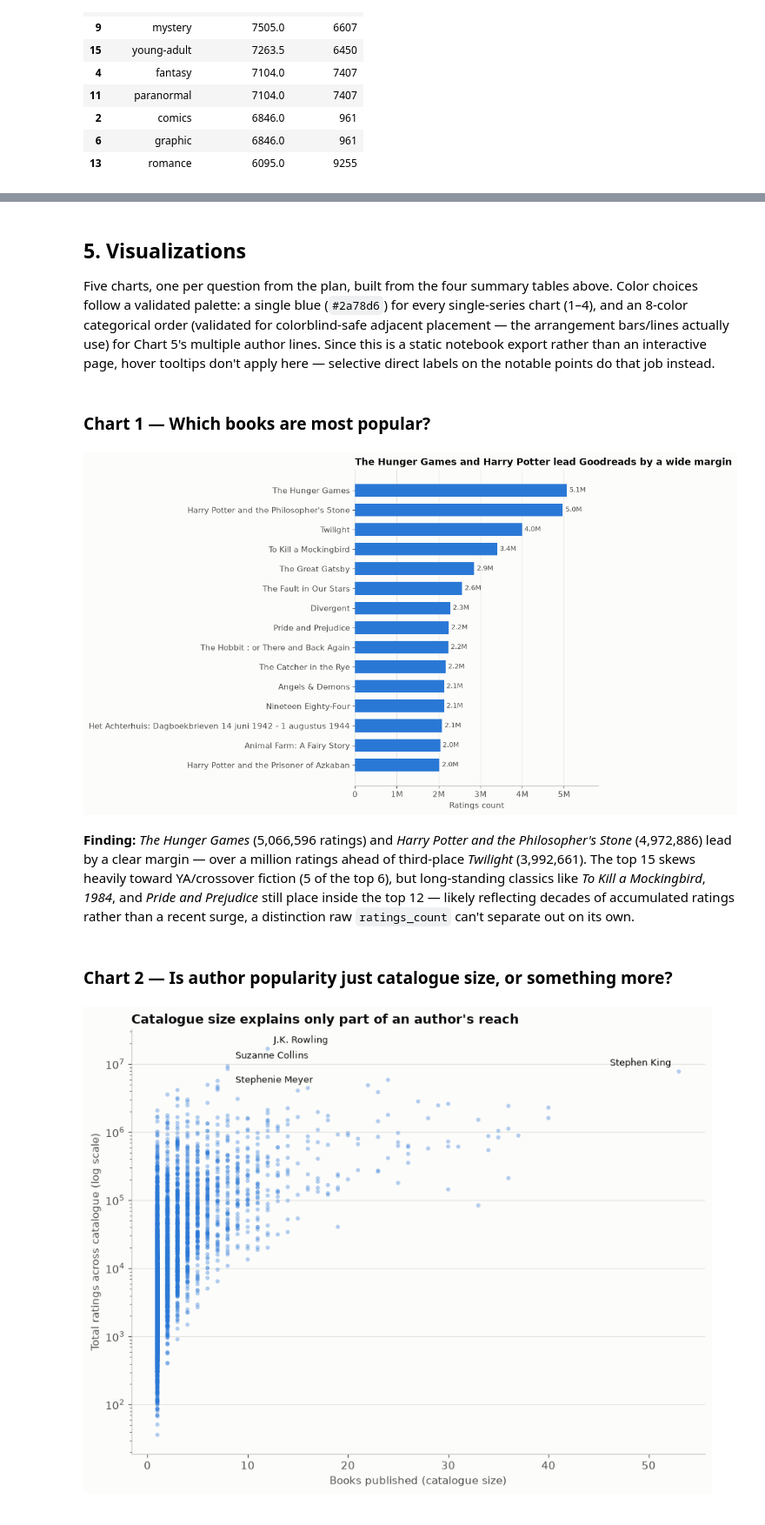
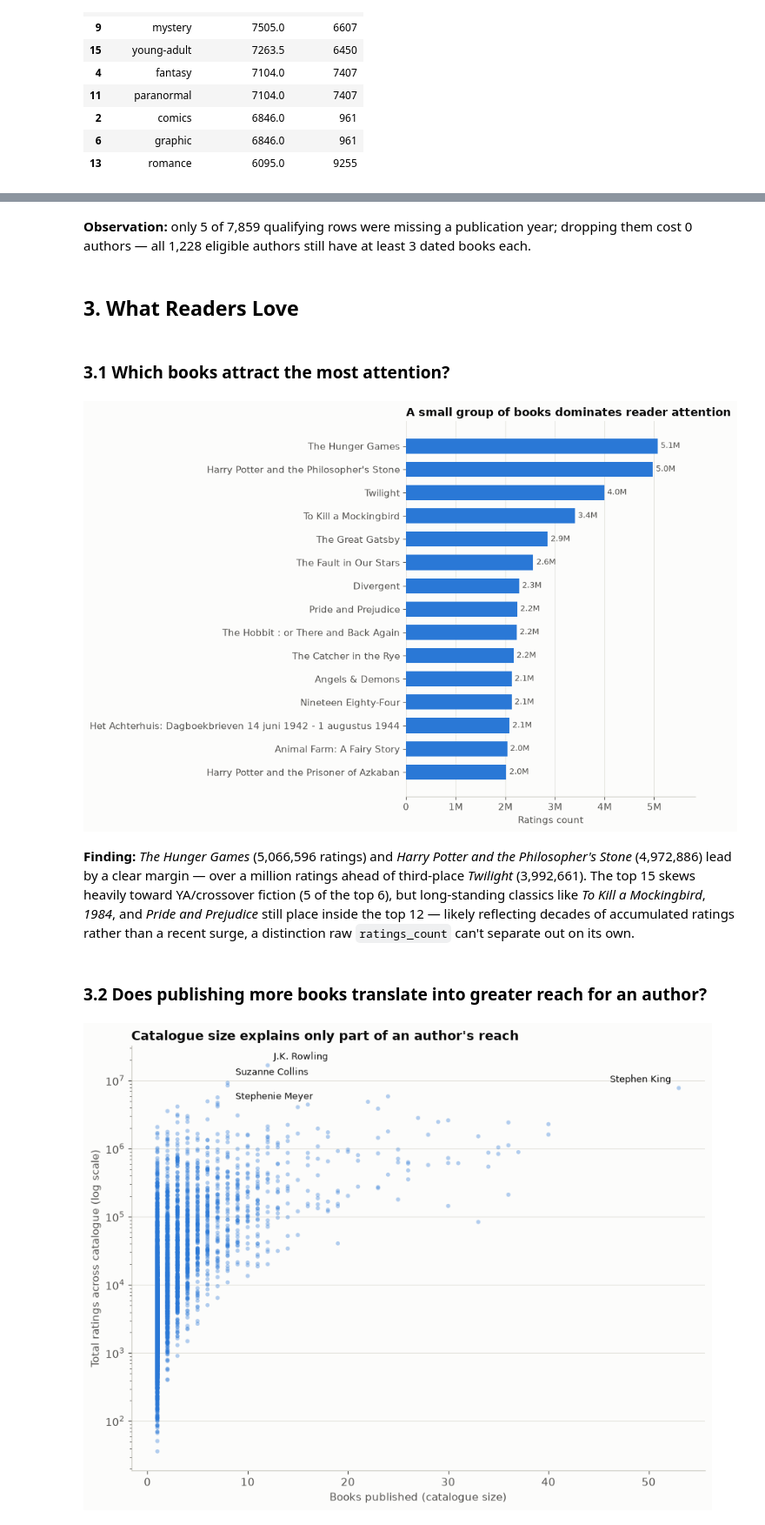
Before and after one commit to Mishiez/what-readers-love, a Jupyter notebook: notebooks/goodreads_eda.ipynb, the cells around one changed output, grey strips where cells are left out. Shown at 87% size. Drawn from its saved outputs; the diff is of its cells as text; code cells hidden in the pictures.

Commit message:
chore: restructure notebook into a readable narrative, polish the data story, and rewrite README as a navigational landing page

```diff
--- a/notebooks/goodreads_eda.ipynb
+++ b/notebooks/goodreads_eda.ipynb
@@ -463,7 +305,7 @@ No chart-specific top-N cuts (top 15 books, top 10 authors) are applied here —
-# %% [markdown]
-## 5. Visualizations
-
-Five charts, one per question from the plan, built from the four summary tables above. Color choices follow a validated palette: a single blue (`#2a78d6`) for every single-series chart (1–4), and an 8-color categorical order (validated for colorblind-safe adjacent placement — the arrangement bars/lines actually use) for Chart 5's multiple author lines. Since this is a static notebook export rather than an interactive page, hover tooltips don't apply here — selective direct labels on the notable points do that job instead.
+# %% [markdown]
+**Observation:** only 5 of 7,859 qualifying rows were missing a publication year; dropping them cost 0 authors — all 1,228 eligible authors still have at least 3 dated books each.
+# %% [markdown]
+## 3. What Readers Love
 # %%
 import matplotlib.pyplot as plt
 import matplotlib.ticker as mticker
@@ -489,34 +331,34 @@ def strip_spines(ax, keep=('bottom',)):
         spine.set_visible(side in keep)
     ax.set_axisbelow(True)
 # %% [markdown]
-### Chart 1 — Which books are most popular?
+### 3.1 Which books attract the most attention?
 # %%
 top15 = book_summary.sort_values('ratings_count', ascending=False).head(15).iloc[::-1]
 
 fig, ax = plt.subplots(figsize=(10, 7))
 bars = ax.barh(top15['original_title'], top15['ratings_count'], color=BLUE, height=0.65)
 
 for bar, value in zip(bars, top15['ratings_count']):
     label = f'{value/1e6:.1f}M' if value >= 1e6 else f'{value:,}'
     ax.text(bar.get_width() + 60000, bar.get_y() + bar.get_height() / 2, label,
              va='center', ha='left', fontsize=9, color='#52514e')
 
 ax.set_xlabel('Ratings count')
-ax.set_title('The Hunger Games and Harry Potter lead Goodreads by a wide margin',
+ax.set_title('A small group of books dominates reader attention',
               fontsize=13, fontweight='bold', loc='left')
 ax.xaxis.set_major_formatter(mticker.FuncFormatter(lambda x, _: f'{x/1e6:.0f}M' if x >= 1e6 else f'{int(x):,}'))
 ax.xaxis.grid(True)
 ax.yaxis.grid(False)
 strip_spines(ax, keep=('bottom',))
 ax.set_xlim(0, top15['ratings_count'].max() * 1.15)
 plt.tight_layout()
 plt.show()
 # %% [output]
-[figure, old version]
+[figure, new version]
 # %% [markdown]
 **Finding:** *The Hunger Games* (5,066,596 ratings) and *Harry Potter and the Philosopher's Stone* (4,972,886) lead by a clear margin — over a million ratings ahead of third-place *Twilight* (3,992,661). The top 15 skews heavily toward YA/crossover fiction (5 of the top 6), but long-standing classics like *To Kill a Mockingbird*, *1984*, and *Pride and Prejudice* still place inside the top 12 — likely reflecting decades of accumulated ratings rather than a recent surge, a distinction raw `ratings_count` can't separate out on its own.
-# %% [markdown]
-### Chart 2 — Is author popularity just catalogue size, or something more?
+# %% [markdown]
+### 3.2 Does publishing more books translate into greater reach for an author?
 # %%
 fig, ax = plt.subplots(figsize=(9, 7))
 ax.scatter(author_summary['book_count'], author_summary['total_ratings'],
```
Also changed, not shown: parts of 41 cells of this notebook, 2 other files.
